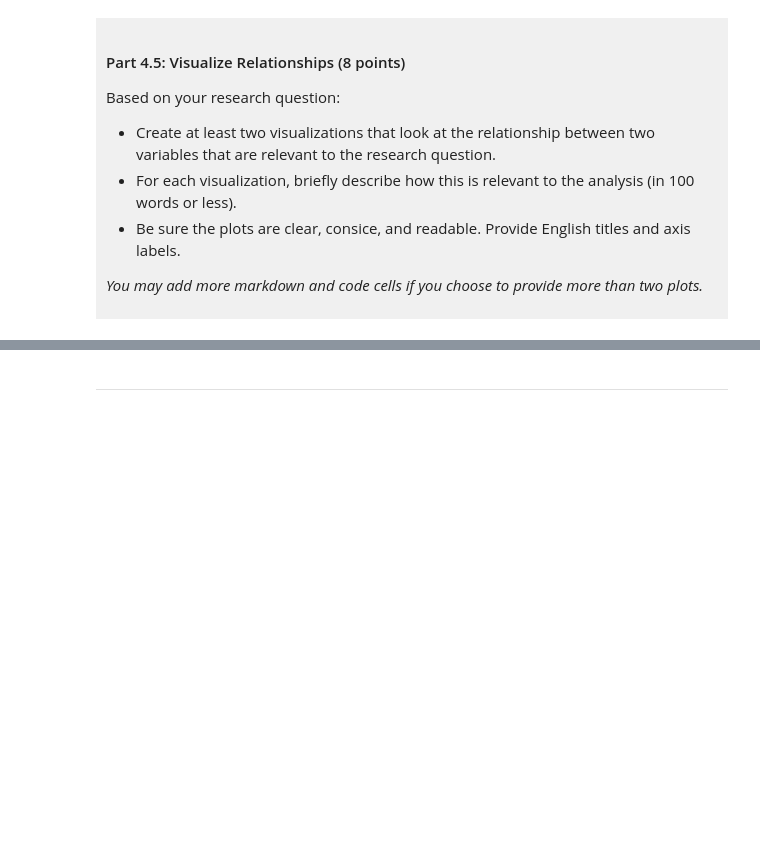
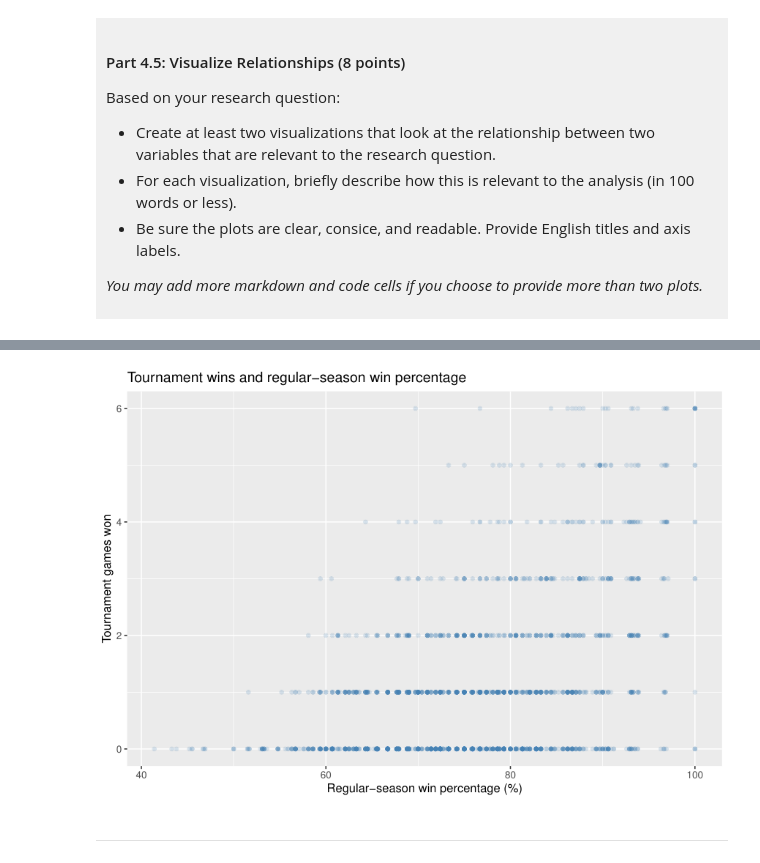
Before and after one commit to snoh1654/dsci-100-project-sean-noh, a Jupyter notebook: dsci-100-project-notebook.ipynb, the cells around one changed output, grey strips where cells are left out. Cells and saved outputs as stored; diff of their text form; code cells hidden in the pictures; blank space fills up the shorter version.

```diff
--- a/dsci-100-project-notebook.ipynb
+++ b/dsci-100-project-notebook.ipynb
@@ -294,5 +410,14 @@ Visualization 2: %%% EDIT THIS MARKDOWN CELL%%%
 # %%
-### EDIT THIS CODE CELL FOR VISUALIZATION 2###
+win_percentage_plot <- ggplot(tidy_data, aes(x = reg_wins_pct, y = tourney_wins)) +
+    geom_point(alpha = 0.2, size = 1.5, color = "steelblue") +
+    labs(
+        title = "Tournament wins and regular-season win percentage",
+        x = "Regular-season win percentage (%)",
+        y = "Tournament games won"
+    )
+win_percentage_plot
+# %% [output]
+[figure, added]
 # %% [markdown]
 ------
 # %% [markdown]
```
Also changed, not shown: parts of 11 cells of this notebook.
